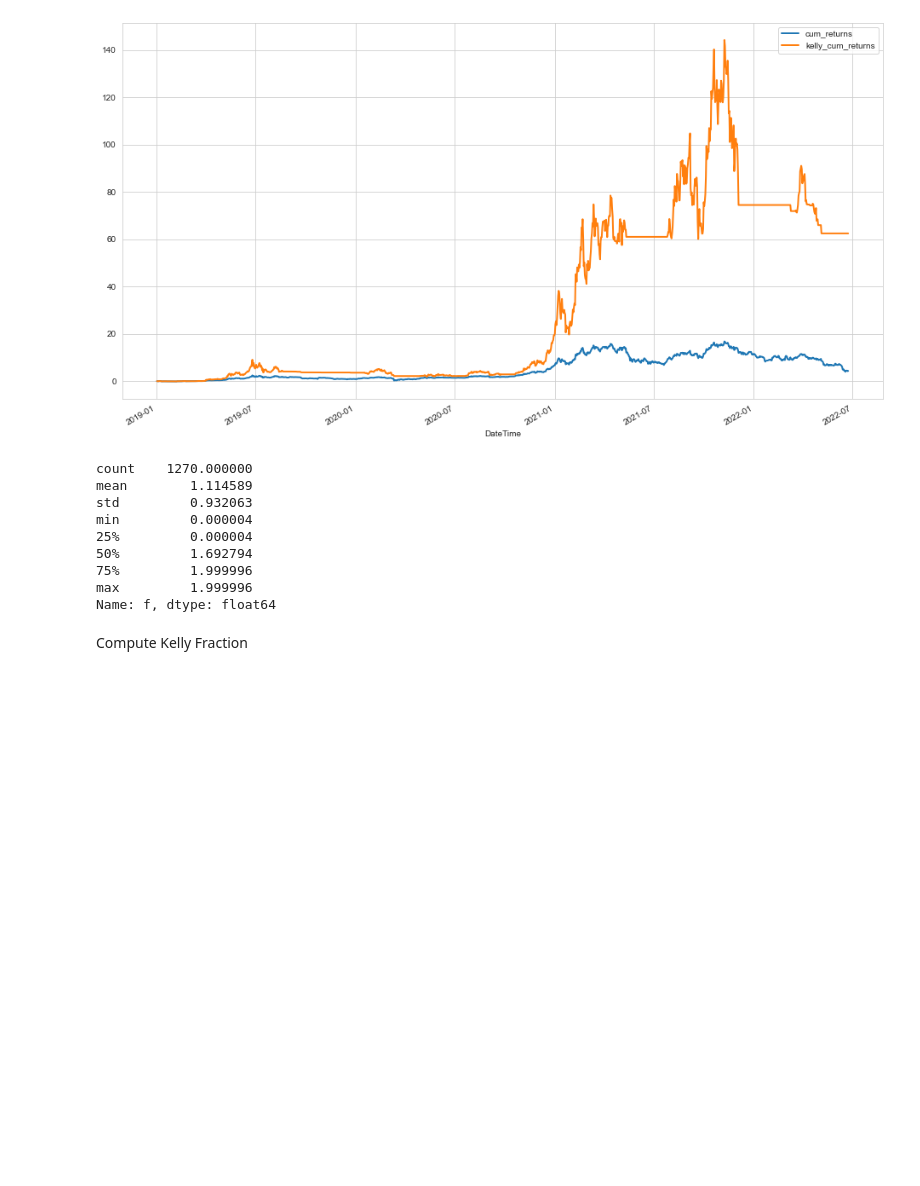
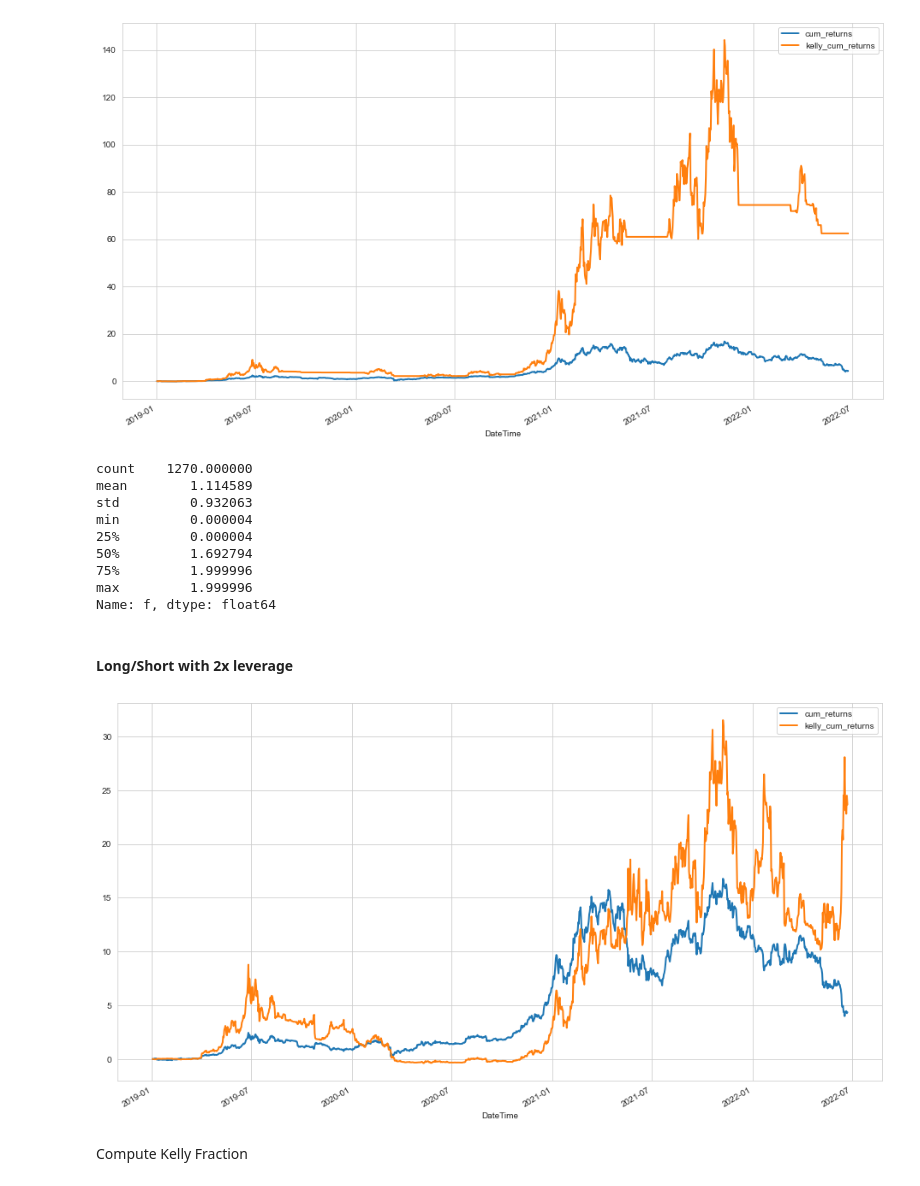
Before and after one commit to Saran33/_Cytrade, a Jupyter notebook: cytrade/test_kelly_cython.ipynb, the cells around one changed output. Drawn from its saved outputs; the diff is of its cells as text; code cells hidden in the pictures; blank space fills up the shorter version.

```diff
--- a/cytrade/test_kelly_cython.ipynb
+++ b/cytrade/test_kelly_cython.ipynb
@@ -224,6 +229,22 @@ min         0.000004
 75%         1.999996
 max         1.999996
 Name: f, dtype: float64
+# %% [markdown]
+#### Long/Short with 2x leverage
+# %%
+# Long/Short with 2x leverage
+bounds = np.array([-2., 2.])
+
+pbar = 0
+with tqdm(total=len(df1)) as pbar:
+    df1['f'] = apply_kelly_prog(pbar, df1['SMA_60'].to_numpy(), df1['Std_60'].to_numpy(), bounds=bounds)
+# %%
+df1 = df1.assign(kelly_returns=df1['Price_Returns'].mul(df1['f'].shift()))
+df1 = df1.assign(kelly_cum_returns=df1['kelly_returns'].iloc[0:].add(1).cumprod().sub(1))
+df1 = df1.assign(cum_returns=df1['Price_Returns'].dropna().iloc[0:].add(1).cumprod().sub(1))
+(df1[['cum_returns', 'kelly_cum_returns']].plot(lw=2, figsize=(16, 9)));
+# %% [output]
+[figure, added]
 # %% [markdown]
 Compute Kelly Fraction
 # %%
```
Also changed, not shown: parts of 6 cells of this notebook.
